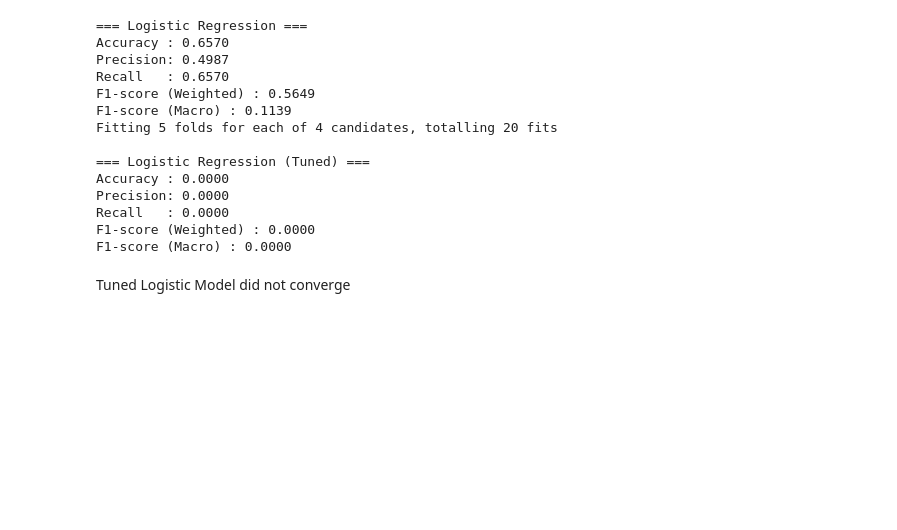
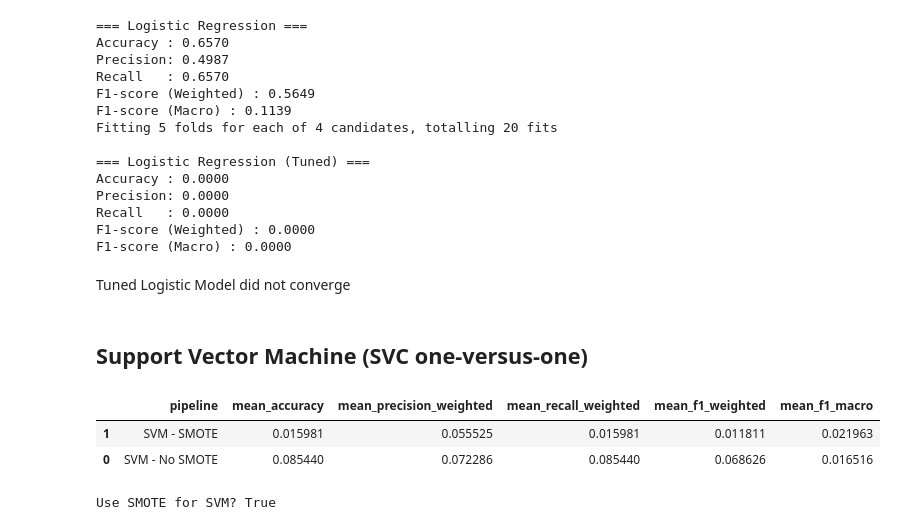
Before and after one commit to ncsalam/Animal-Health-Incidents-ML-, a Jupyter notebook: CSC522_Final_Project.ipynb, the cells around one changed output. Cells and saved outputs as stored; diff of their text form; code cells hidden in the pictures; blank space fills up the shorter version.

```diff
--- a/CSC522_Final_Project.ipynb
+++ b/CSC522_Final_Project.ipynb
@@ -1446,3 +1446,64 @@ F1-score (Weighted) : 0.0000
 F1-score (Macro) : 0.0000
 # %% [markdown]
 Tuned Logistic Model did not converge
+# %% [markdown]
+## Support Vector Machine (SVC one-versus-one)
+# %%
+from sklearn.svm import SVC
+
+svm_no_smote_pipeline = Pipeline([
+    ('preprocessor', preprocessor),
+    ('classifier', SVC(random_state=42, class_weight='balanced'))
+])
+
+svm_smote_pipeline = ImbPipeline([
+    ('preprocessor', preprocessor),
+    ('SMOTE', SMOTE(random_state=42, k_neighbors=1)),
+    ('classifier', SVC(random_state=42, class_weight='balanced'))
+])
+
+svm_no_smote_perf = cross_validate(
+    svm_no_smote_pipeline, X_train, y_train,
+    cv=k_fold, scoring=scoring_metrics
+)
+
+svm_smote_perf = cross_validate(
+    svm_smote_pipeline, X_train, y_train,
+    cv=k_fold, scoring=scoring_metrics
+)
+
+# --- Compare results ---
+svm_experiment_1_results = pd.DataFrame([
+    {
+        'pipeline': 'SVM - No SMOTE',
+        'mean_accuracy':              pd.DataFrame(svm_no_smote_perf)['test_accuracy'].mean(),
+        'mean_precision_weighted':    pd.DataFrame(svm_no_smote_perf)['test_precision_weighted'].mean(),
+        'mean_recall_weighted':       pd.DataFrame(svm_no_smote_perf)['test_recall_weighted'].mean(),
+        'mean_f1_weighted':           pd.DataFrame(svm_no_smote_perf)['test_f1_weighted'].mean(),
+        'mean_f1_macro':              pd.DataFrame(svm_no_smote_perf)['test_f1_macro'].mean()
+    },
+    {
+        'pipeline': 'SVM - SMOTE',
+        'mean_accuracy':              pd.DataFrame(svm_smote_perf)['test_accuracy'].mean(),
+        'mean_precision_weighted':    pd.DataFrame(svm_smote_perf)['test_precision_weighted'].mean(),
+        'mean_recall_weighted':       pd.DataFrame(svm_smote_perf)['test_recall_weighted'].mean(),
+        'mean_f1_weighted':           pd.DataFrame(svm_smote_perf)['test_f1_weighted'].mean(),
+        'mean_f1_macro':              pd.DataFrame(svm_smote_perf)['test_f1_macro'].mean()
+    }
+])
+
+display(svm_experiment_1_results.sort_values('mean_f1_macro', ascending=False))
+
+use_smote_for_svm = (
+    pd.DataFrame(svm_smote_perf)['test_f1_macro'].mean() >
+    pd.DataFrame(svm_no_smote_perf)['test_f1_macro'].mean()
+)
+print('Use SMOTE for SVM?', use_smote_for_svm)
+
+# Set best pipeline
+svm_pipeline = svm_smote_pipeline if use_smote_for_svm else svm_no_smote_pipeline
+# %% [output]
+|  | pipeline | mean_accuracy | mean_precision_weighted | mean_recall_weighted | mean_f1_weighted | mean_f1_macro |
+| 1 | SVM - SMOTE | 0.015981 | 0.055525 | 0.015981 | 0.011811 | 0.021963 |
+| 0 | SVM - No SMOTE | 0.085440 | 0.072286 | 0.085440 | 0.068626 | 0.016516 |
+Use SMOTE for SVM? True
```
Also changed, not shown: parts of 2 cells of this notebook.
